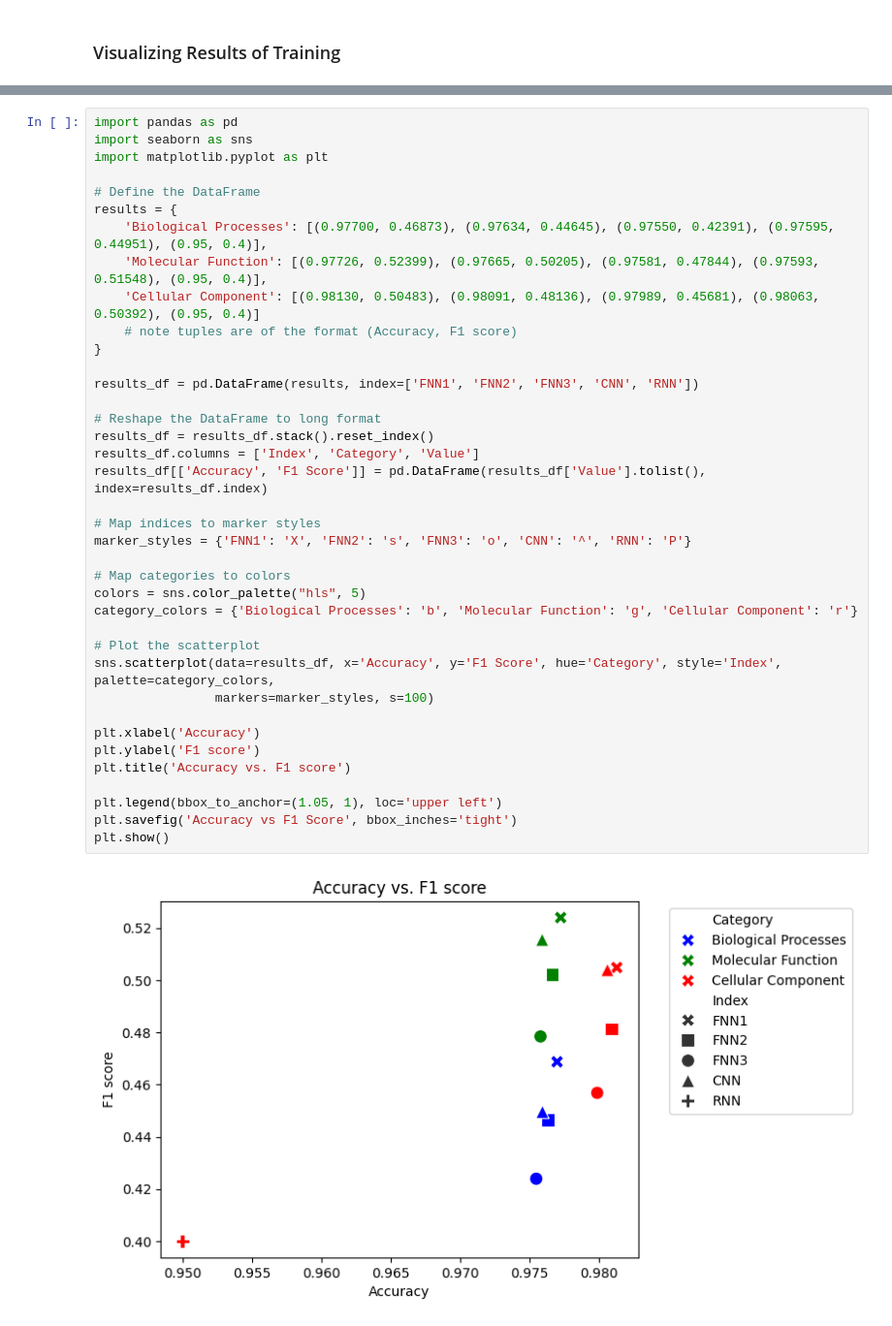
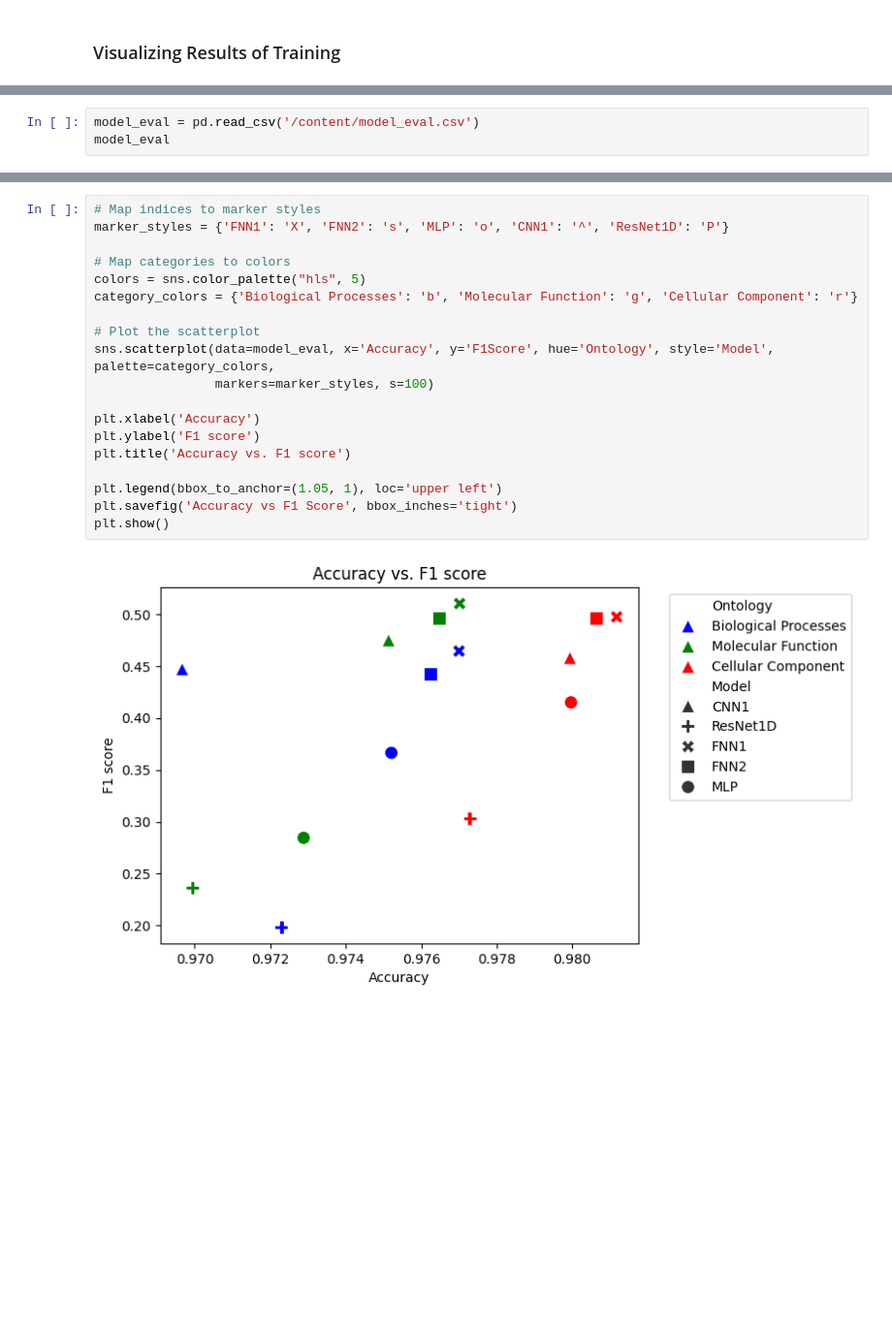
Before and after one commit to Donce530/BiologicalData_PFP, a Jupyter notebook: notebooks/BD_Final_Project.ipynb, the cells around one changed output, grey strips where cells are left out. Shown at 97% size. Saved outputs shown, nothing was run; the diff lists cells and outputs as text; blank space fills up the shorter version.

```diff
--- a/notebooks/BD_Final_Project.ipynb
+++ b/notebooks/BD_Final_Project.ipynb
@@ -305,0 +334,3 @@ preds.to_csv("Predictions.tsv",header=False, index=False, sep="\t")
+# %%
+model_eval = pd.read_csv('/content/model_eval.csv')
+model_eval
@@ -306,40 +354,21 @@ preds.to_csv("Predictions.tsv",header=False, index=False, sep="\t")
 # %%
-import pandas as pd
-import seaborn as sns
-import matplotlib.pyplot as plt
-
-# Define the DataFrame
-results = {
-    'Biological Processes': [(0.97700, 0.46873), (0.97634, 0.44645), (0.97550, 0.42391), (0.97595, 0.44951), (0.95, 0.4)],
-    'Molecular Function': [(0.97726, 0.52399), (0.97665, 0.50205), (0.97581, 0.47844), (0.97593, 0.51548), (0.95, 0.4)],
-    'Cellular Component': [(0.98130, 0.50483), (0.98091, 0.48136), (0.97989, 0.45681), (0.98063, 0.50392), (0.95, 0.4)]
-    # note tuples are of the format (Accuracy, F1 score)
-}
-
-results_df = pd.DataFrame(results, index=['FNN1', 'FNN2', 'FNN3', 'CNN', 'RNN'])
-
-# Reshape the DataFrame to long format
-results_df = results_df.stack().reset_index()
-results_df.columns = ['Index', 'Category', 'Value']
-results_df[['Accuracy', 'F1 Score']] = pd.DataFrame(results_df['Value'].tolist(), index=results_df.index)
-
 # Map indices to marker styles
-marker_styles = {'FNN1': 'X', 'FNN2': 's', 'FNN3': 'o', 'CNN': '^', 'RNN': 'P'}
+marker_styles = {'FNN1': 'X', 'FNN2': 's', 'MLP': 'o', 'CNN1': '^', 'ResNet1D': 'P'}
 
 # Map categories to colors
 colors = sns.color_palette("hls", 5)
 category_colors = {'Biological Processes': 'b', 'Molecular Function': 'g', 'Cellular Component': 'r'}
 
 # Plot the scatterplot
-sns.scatterplot(data=results_df, x='Accuracy', y='F1 Score', hue='Category', style='Index', palette=category_colors,
+sns.scatterplot(data=model_eval, x='Accuracy', y='F1Score', hue='Ontology', style='Model', palette=category_colors,
                 markers=marker_styles, s=100)
 
 plt.xlabel('Accuracy')
 plt.ylabel('F1 score')
 plt.title('Accuracy vs. F1 score')
 
 plt.legend(bbox_to_anchor=(1.05, 1), loc='upper left')
 plt.savefig('Accuracy vs F1 Score', bbox_inches='tight')
 plt.show()
 # %% [output]
-[figure, old version]
+[figure, new version]
```
Also changed, not shown: parts of 16 cells of this notebook.
